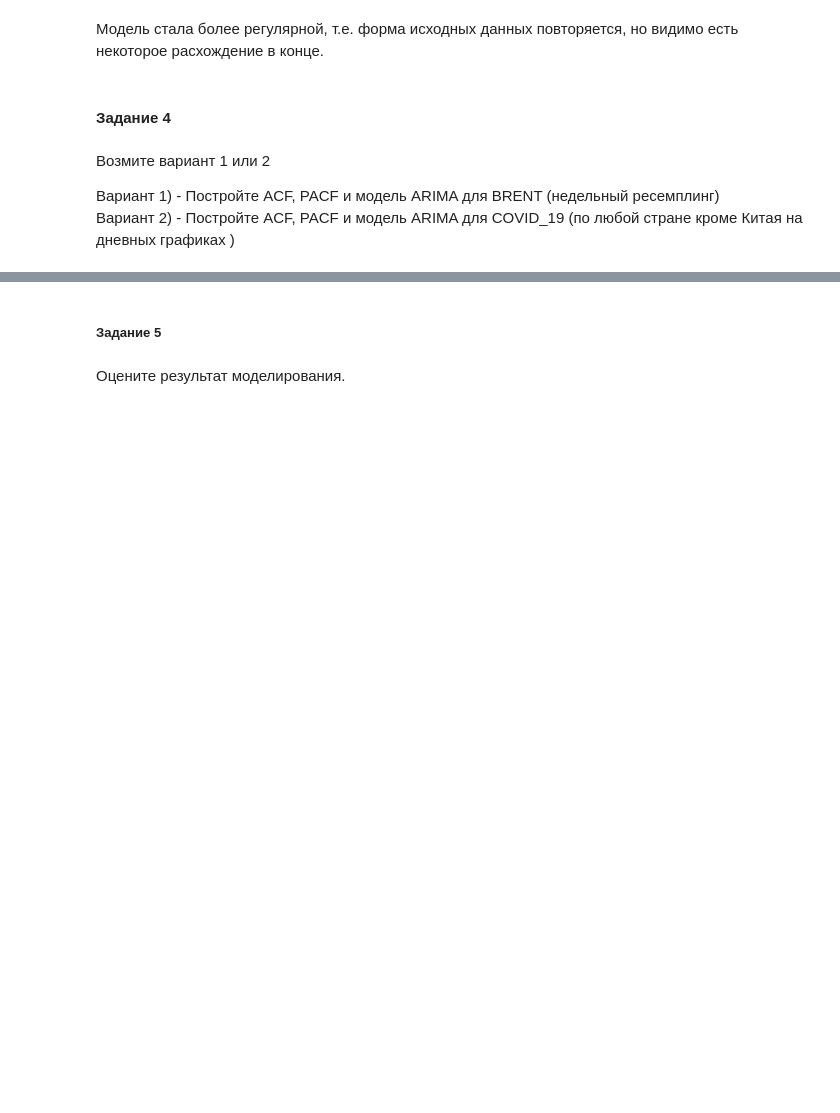
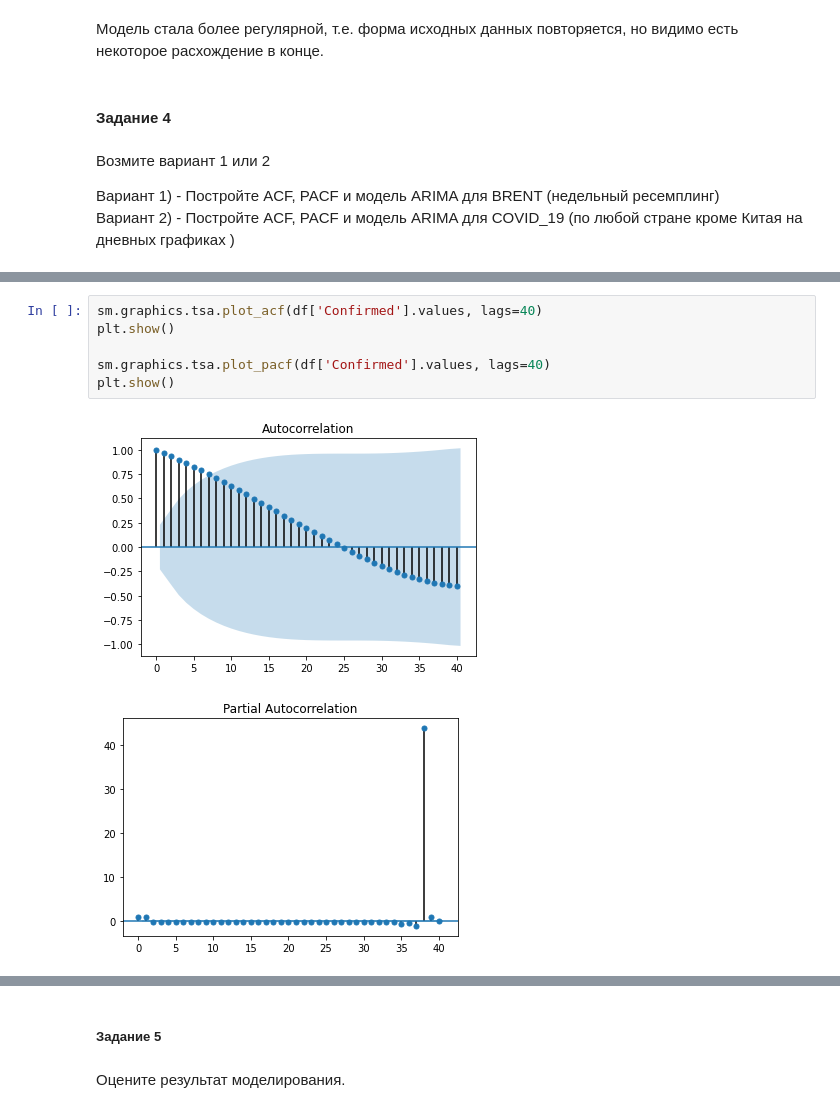
Before and after one commit to superbe/MachineLearningInBusiness, a Jupyter notebook: Lesson 3.ipynb, the cells around one changed output, grey strips where cells are left out. Drawn from its saved outputs; the diff is of its cells as text; blank space fills up the shorter version.

```diff
--- a/Lesson 3.ipynb
+++ b/Lesson 3.ipynb
@@ -300,0 +410,9 @@ plt.show()
+# %%
+sm.graphics.tsa.plot_acf(df['Confirmed'].values, lags=40)
+plt.show()
+
+sm.graphics.tsa.plot_pacf(df['Confirmed'].values, lags=40)
+plt.show()
+# %% [output]
+[figure, added]
+[figure, added]
```
Also changed, not shown: parts of 38 cells of this notebook.
